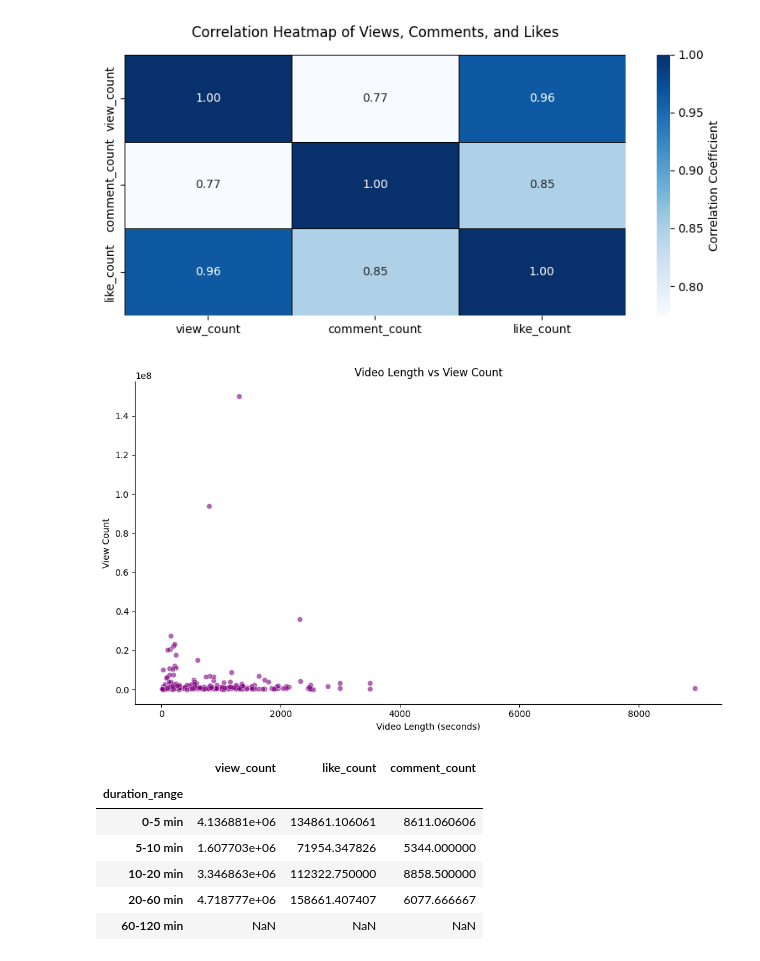
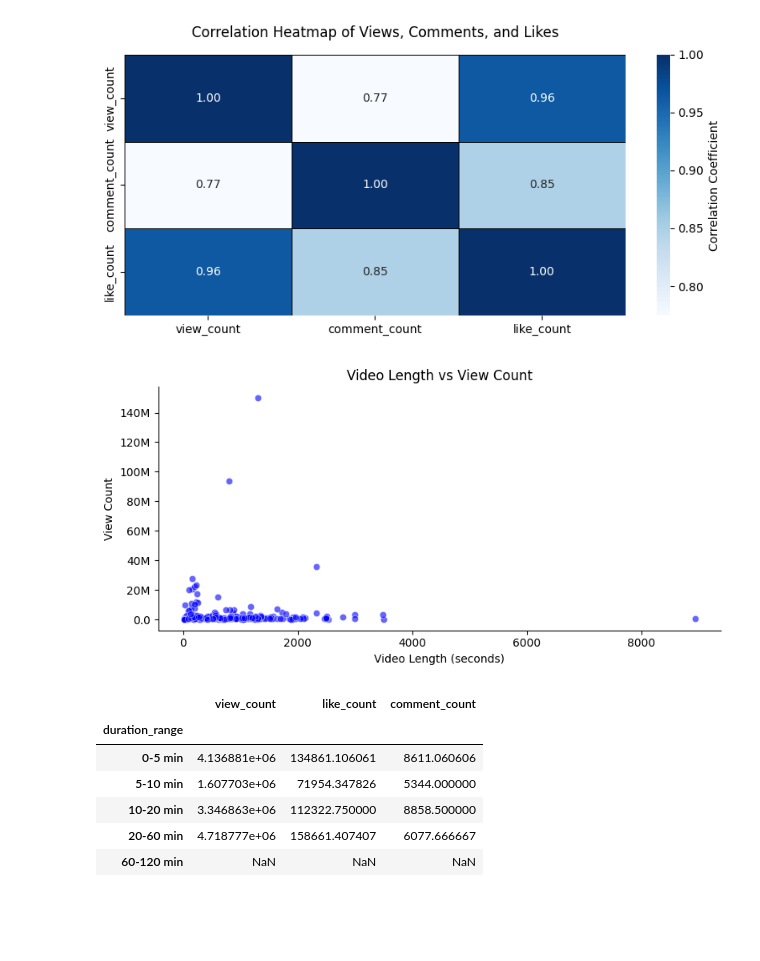
Before and after one commit to modyreturn/Youtube_Data_Analysis, a Jupyter notebook: Youtube_Videos_Analysis.ipynb, the cells around one changed output. Cells and saved outputs as stored; diff of their text form; code cells hidden in the pictures; blank space fills up the shorter version.

```diff
--- a/Youtube_Videos_Analysis.ipynb
+++ b/Youtube_Videos_Analysis.ipynb
@@ -459,18 +459,31 @@ df['duration_seconds'] = df['duration'].apply(lambda x: isodate.parse_duration(x
 df['duration_range'] = pd.cut(df['duration_seconds'], bins=[0, 300, 600, 1200, 3600, 7200], labels=['0-5 min', '5-10 min', '10-20 min', '20-60 min', '60-120 min'])
 # %%
 # scatter plot for video length vs view count
-plt.figure(figsize=(10, 6))
-sns.scatterplot(x='duration_seconds', y='view_count', data=df, alpha=0.6, color='purple')
+plt.figure(figsize=(8, 4))
+sns.scatterplot(x='duration_seconds', y='view_count', data=df, alpha=0.6, color='blue')
+
+
 plt.title('Video Length vs View Count')
 plt.xlabel('Video Length (seconds)')
 plt.ylabel('View Count')
 
+# Function to format the values
+def num_format(y, pos):
+    if y >= 1e6:
+        return '{:1.0f}M'.format(y*1e-6)
+    elif y >= 1e3:
+        return '{:1.1f}K'.format(y*1e-3)
+    else:
+        return '{:1.1f}'.format(y)
+
+# Applying the custom formatter to the x-axis
+plt.gca().yaxis.set_major_formatter(FuncFormatter(num_format))
 
 sns.despine()
 plt.tight_layout()
 plt.show()
 # %% [output]
-[figure, old version]
+[figure, new version]
 # %%
 length_engagement = df.groupby('duration_range')[['view_count', 'like_count', 'comment_count']].mean()
 
```
